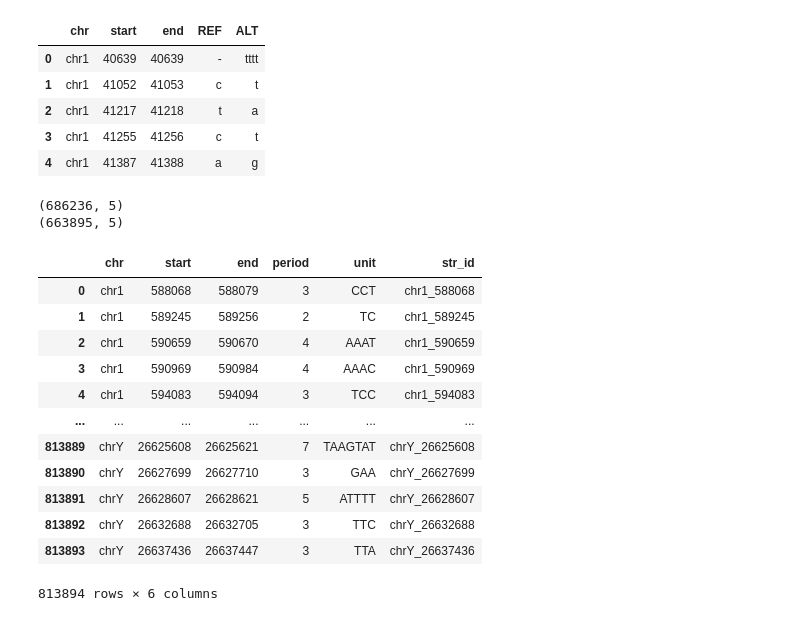
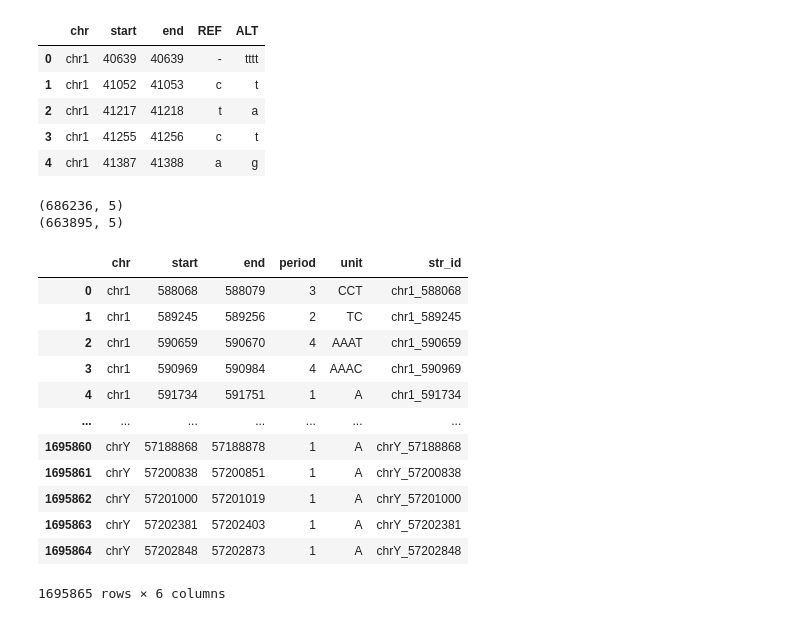
Before and after one commit to acg-team/ConSTRain-analyses, a Jupyter notebook: analyses/HG002/2024-03-11_STR_lengths_from_haplotypes.ipynb, the cells around one changed output. Drawn from its saved outputs; the diff is of its cells as text; code cells hidden in the pictures.

```diff
--- a/analyses/HG002/2024-03-11_STR_lengths_from_haplotypes.ipynb
+++ b/analyses/HG002/2024-03-11_STR_lengths_from_haplotypes.ipynb
@@ -35,42 +35,42 @@ df_haplo_pat.head()
 | 2 | chr1 | 41217 | 41218 | t | a |
 | 3 | chr1 | 41255 | 41256 | c | t |
 | 4 | chr1 | 41387 | 41388 | a | g |
-# %%
-df_haplo_mat_indel = df_haplo_mat.query("REF == '-' or ALT == '-'")
-print(df_haplo_mat_indel.shape)
-
-df_haplo_pat_indel = df_haplo_pat.query("REF == '-' or ALT == '-'")
-print(df_haplo_pat_indel.shape)
-# %% [output]
-(686236, 5)
-(663895, 5)
+# %%
+df_haplo_mat_indel = df_haplo_mat.query("REF == '-' or ALT == '-'")
+print(df_haplo_mat_indel.shape)
+
+df_haplo_pat_indel = df_haplo_pat.query("REF == '-' or ALT == '-'")
+print(df_haplo_pat_indel.shape)
+# %% [output]
+(686236, 5)
+(663895, 5)
 # %%
 df_covered_repeats = (
     pd.read_csv(
-        "../../data/HG002/regions/hg38_ver13_union.bed",
+        "../../data/HG002/regions/hg38_ver13_0boe_mononucleotides_union.bed",
         sep="\t",
         names=["chr", "start", "end", "period", "unit"])
     .assign(
         start = lambda x: x["start"] + 1, # convert coordinates from 0-based (BED) to 1-based (VCF, PAF)
     ).assign(
         str_id = lambda x: [f"{i}_{j}" for i, j in zip(x["chr"], x["start"])]
     )
 )
 df_covered_repeats
 # %% [output]
 |  | chr | start | end | period | unit | str_id |
 | 0 | chr1 | 588068 | 588079 | 3 | CCT | chr1_588068 |
 | 1 | chr1 | 589245 | 589256 | 2 | TC | chr1_589245 |
 | 2 | chr1 | 590659 | 590670 | 4 | AAAT | chr1_590659 |
 | 3 | chr1 | 590969 | 590984 | 4 | AAAC | chr1_590969 |
-| 4 | chr1 | 594083 | 594094 | 3 | TCC | chr1_594083 |
+| 4 | chr1 | 591734 | 591751 | 1 | A | chr1_591734 |
 | ... | ... | ... | ... | ... | ... | ... |
-| 813889 | chrY | 26625608 | 26625621 | 7 | TAAGTAT | chrY_26625608 |
-| 813890 | chrY | 26627699 | 26627710 | 3 | GAA | chrY_26627699 |
-| 813891 | chrY | 26628607 | 26628621 | 5 | ATTTT | chrY_26628607 |
-| 813892 | chrY | 26632688 | 26632705 | 3 | TTC | chrY_26632688 |
-| 813893 | chrY | 26637436 | 26637447 | 3 | TTA | chrY_26637436 |
+| 1695860 | chrY | 57188868 | 57188878 | 1 | A | chrY_57188868 |
+| 1695861 | chrY | 57200838 | 57200851 | 1 | A | chrY_57200838 |
+| 1695862 | chrY | 57201000 | 57201019 | 1 | A | chrY_57201000 |
+| 1695863 | chrY | 57202381 | 57202403 | 1 | A | chrY_57202381 |
+| 1695864 | chrY | 57202848 | 57202873 | 1 | A | chrY_57202848 |
-813894 rows × 6 columns
+1695865 rows × 6 columns
 # %%
 %%time
 from multicopy_STR_genotyping import str_utils
```
Also changed, not shown: parts of 1 cell of this notebook, 2 other files.
